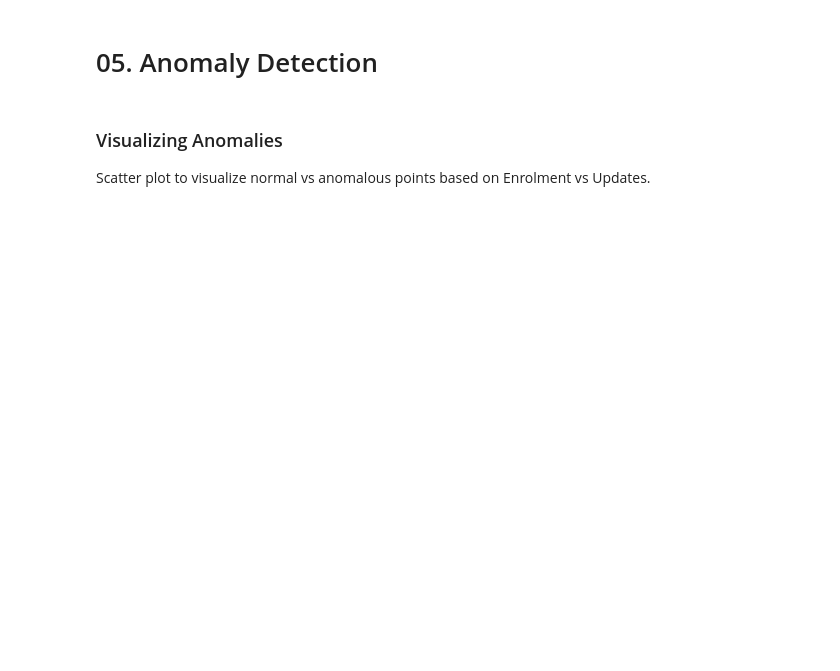
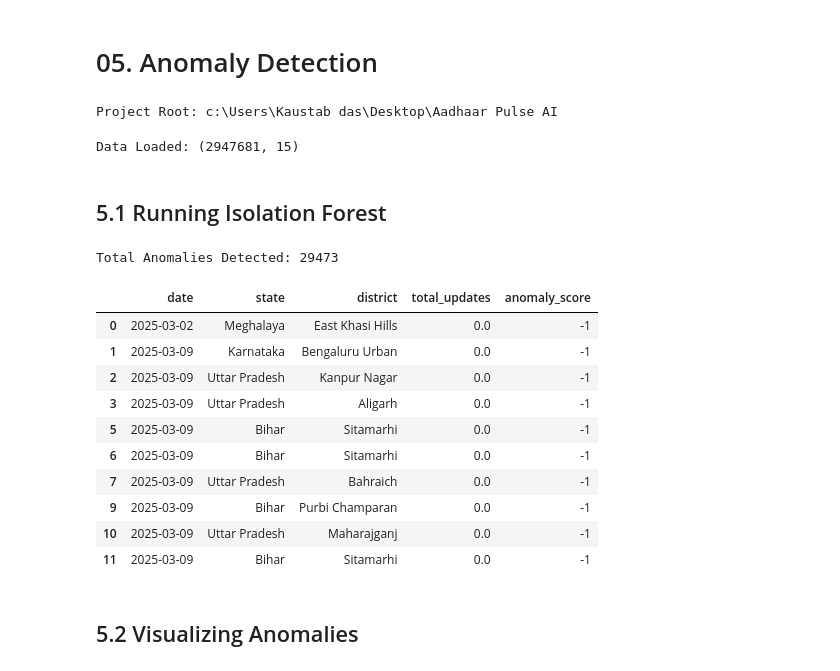
Before and after one commit to Kaustab2003/Aadhaar-Pulse-AI, a Jupyter notebook: notebooks/05_anomaly_detection.ipynb, the cells around one changed output. Saved outputs shown, nothing was run; the diff lists cells and outputs as text; code cells hidden in the pictures; blank space fills up the shorter version.

```diff
--- a/notebooks/05_anomaly_detection.ipynb
+++ b/notebooks/05_anomaly_detection.ipynb
@@ -1,28 +1,60 @@
 # %% [markdown]
 # 05. Anomaly Detection
+# %%
+import sys
+import os
+import pandas as pd
+import warnings
+warnings.filterwarnings('ignore')
+
+# Add project root to sys.path
+project_root = os.path.abspath(os.path.join(os.getcwd(), '..'))
+if project_root not in sys.path:
+    sys.path.append(project_root)
+
+print(f"Project Root: {project_root}")
+# %% [output]
+Project Root: c:\Users\Kaustab das\Desktop\Aadhaar Pulse AI
+# %%
+# Load Processed Data
+processed_path = os.path.join(project_root, 'data', 'processed', 'merged_master_table.csv')
+if os.path.exists(processed_path):
+    df = pd.read_csv(processed_path)
+    if 'date' in df.columns:
+        df['date'] = pd.to_datetime(df['date'])
+    print(f"Data Loaded: {df.shape}")
+else:
+    print("Error: Processed data not found. Please run run_pipeline.py first.")
+# %% [output]
+Data Loaded: (2947681, 15)
+# %% [markdown]
+## 5.1 Running Isolation Forest
 # %%
-import pandas as pd
-import os
-import sys
-
-sys.path.append(os.path.abspath(os.path.join(os.getcwd(), '..')))
 from src.models.anomaly_detection import detect_anomalies, specific_fraud_rules
 
-processed_path = os.path.join("..", "data", "processed", "merged_master_table.csv")
-df = pd.read_csv(processed_path)
-df['date'] = pd.to_datetime(df['date'])
-
-# Run Detection
-df_anom = detect_anomalies(df, contamination=0.02)
+# Detect
+df_anom = detect_anomalies(df, contamination=0.01)
 df_anom = specific_fraud_rules(df_anom)
 
-# Show Anomalies
 anomalies = df_anom[df_anom['is_anomaly'] == True]
 print(f"Total Anomalies Detected: {len(anomalies)}")
+
 display(anomalies[['date', 'state', 'district', 'total_updates', 'anomaly_score']].head(10))
+# %% [output]
+Total Anomalies Detected: 29473
+|  | date | state | district | total_updates | anomaly_score |
+| 0 | 2025-03-02 | Meghalaya | East Khasi Hills | 0.0 | -1 |
+| 1 | 2025-03-09 | Karnataka | Bengaluru Urban | 0.0 | -1 |
+| 2 | 2025-03-09 | Uttar Pradesh | Kanpur Nagar | 0.0 | -1 |
+| 3 | 2025-03-09 | Uttar Pradesh | Aligarh | 0.0 | -1 |
+| 5 | 2025-03-09 | Bihar | Sitamarhi | 0.0 | -1 |
+| 6 | 2025-03-09 | Bihar | Sitamarhi | 0.0 | -1 |
+| 7 | 2025-03-09 | Uttar Pradesh | Bahraich | 0.0 | -1 |
+| 9 | 2025-03-09 | Bihar | Purbi Champaran | 0.0 | -1 |
+| 10 | 2025-03-09 | Uttar Pradesh | Maharajganj | 0.0 | -1 |
+| 11 | 2025-03-09 | Bihar | Sitamarhi | 0.0 | -1 |
-# %% [markdown]
-### Visualizing Anomalies
-Scatter plot to visualize normal vs anomalous points based on Enrolment vs Updates.
+# %% [markdown]
+## 5.2 Visualizing Anomalies
 # %%
 import plotly.express as px
 
```
Also changed, not shown: parts of 1 cell of this notebook, 17 other files.
